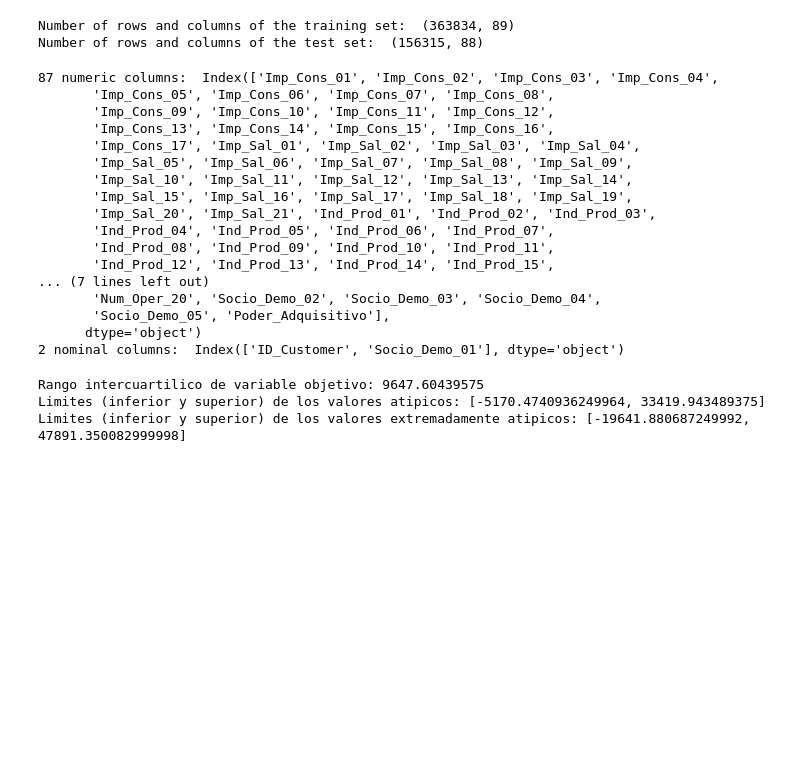
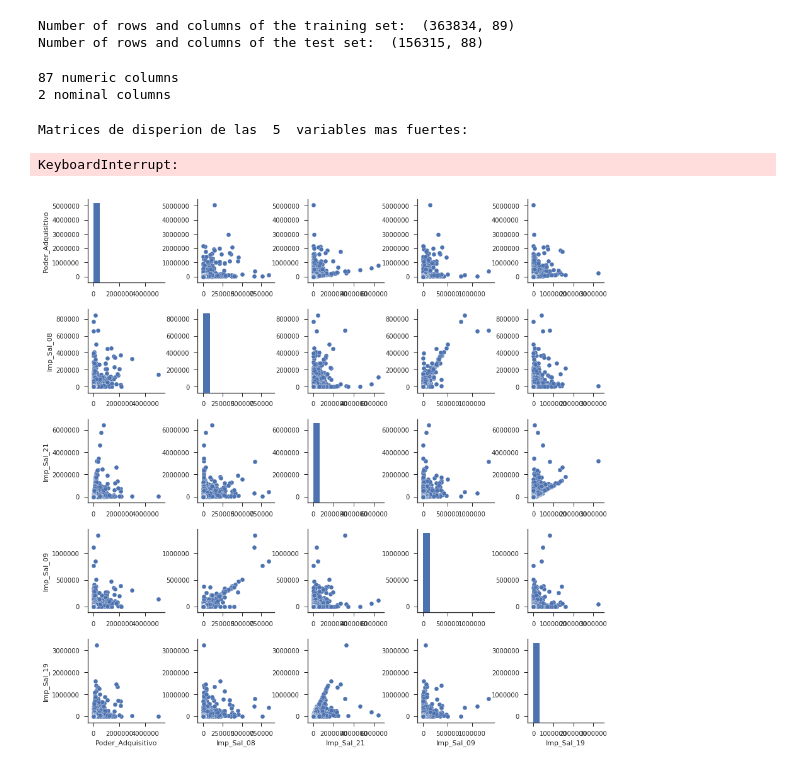
Before and after one commit to ferminlp93/Datathon, a Jupyter notebook: Visualizacion.ipynb, the cells around one changed output. Drawn from its saved outputs; the diff is of its cells as text; code cells hidden in the pictures; blank space fills up the shorter version.

Commit message:
Se incluyen matrices de dispersion y visualizacion de histogramas por bloques

```diff
--- a/Visualizacion.ipynb
+++ b/Visualizacion.ipynb
@@ -39,26 +39,11 @@ Number of rows and columns of the test set:  (156315, 88)
 
 numeric_cols=traindata.select_dtypes(include=[np.number]).columns#select only numerical
 nominal_cols=traindata.select_dtypes(exclude=[np.number]).columns#select only non numerical
-print(numeric_cols.shape[0],'numeric columns: ',numeric_cols)
-print(nominal_cols.shape[0],'nominal columns: ',nominal_cols)
+print(numeric_cols.shape[0],'numeric columns') #: ',numeric_cols)
+print(nominal_cols.shape[0],'nominal columns') #: ',nominal_cols)
 # %% [output]
-87 numeric columns:  Index(['Imp_Cons_01', 'Imp_Cons_02', 'Imp_Cons_03', 'Imp_Cons_04',
-       'Imp_Cons_05', 'Imp_Cons_06', 'Imp_Cons_07', 'Imp_Cons_08',
-       'Imp_Cons_09', 'Imp_Cons_10', 'Imp_Cons_11', 'Imp_Cons_12',
-       'Imp_Cons_13', 'Imp_Cons_14', 'Imp_Cons_15', 'Imp_Cons_16',
-       'Imp_Cons_17', 'Imp_Sal_01', 'Imp_Sal_02', 'Imp_Sal_03', 'Imp_Sal_04',
-       'Imp_Sal_05', 'Imp_Sal_06', 'Imp_Sal_07', 'Imp_Sal_08', 'Imp_Sal_09',
-       'Imp_Sal_10', 'Imp_Sal_11', 'Imp_Sal_12', 'Imp_Sal_13', 'Imp_Sal_14',
-       'Imp_Sal_15', 'Imp_Sal_16', 'Imp_Sal_17', 'Imp_Sal_18', 'Imp_Sal_19',
-       'Imp_Sal_20', 'Imp_Sal_21', 'Ind_Prod_01', 'Ind_Prod_02', 'Ind_Prod_03',
-       'Ind_Prod_04', 'Ind_Prod_05', 'Ind_Prod_06', 'Ind_Prod_07',
-       'Ind_Prod_08', 'Ind_Prod_09', 'Ind_Prod_10', 'Ind_Prod_11',
-       'Ind_Prod_12', 'Ind_Prod_13', 'Ind_Prod_14', 'Ind_Prod_15',
-... (7 lines left out)
-       'Num_Oper_20', 'Socio_Demo_02', 'Socio_Demo_03', 'Socio_Demo_04',
-       'Socio_Demo_05', 'Poder_Adquisitivo'],
-      dtype='object')
-2 nominal columns:  Index(['ID_Customer', 'Socio_Demo_01'], dtype='object')
+87 numeric columns
+2 nominal columns
 # %%
 ###############################################
 # FUNCIONES PARA PREPROCESADO Y VISUALIZACION #
@@ -148,10 +169,12 @@ def mostrar_matriz_correlacion_variables_fuertes(data, variables = 20):
 ##########################
 
 # CONFIGURACION DE DATOS A VISUALIZAR
-visualizar_rangos = 1
+visualizar_rangos = 0
 visualizar_histogramas = 0
 visualizar_diagramas_cajas = 0
 visualizar_matrices_correlacion = 0
+visualizar_matrices_dispersion = 1
+
 
 # GENERACION DE DISTINTOS DATASETS
 traindata_without_outliers = delete_outliers(traindata, traindata['Poder_Adquisitivo'])
@@ -167,35 +190,45 @@ if (visualizar_rangos == 1):
     print ('Limites (inferior y superior) de los valores atipicos:', outliers_limits(traindata['Poder_Adquisitivo']))
     print ('Limites (inferior y superior) de los valores extremadamente atipicos:', extreme_outliers_limits(traindata['Poder_Adquisitivo']))
 
 if (visualizar_histogramas == 1):
     ###############
     # HISTOGRAMAS #
     ###############
 
     mostrar_histograma(traindata['Poder_Adquisitivo'], 100, 'Poder_Adquisitivo Original')
 
     mostrar_histograma(traindata_without_extreme_outliers['Poder_Adquisitivo'], 50, 'Poder_Adquisitivo')
     mostrar_histograma(traindata_without_outliers['Poder_Adquisitivo'], 50, 'Poder_Adquisitivo')
 
 if (visualizar_diagramas_cajas == 1):
     ######################
     # DIAGRAMAS DE CAJAS #
     ######################
 
     mostrar_diagrama_cajas(traindata['Poder_Adquisitivo'])
     mostrar_diagrama_cajas(traindata_without_extreme_outliers['Poder_Adquisitivo'])
     mostrar_diagrama_cajas(traindata_without_outliers['Poder_Adquisitivo'])
 
 if (visualizar_matrices_correlacion == 1):
     #############################
     # MATRICES DE CORRELACIONES #
     #############################
 
     mostrar_matriz_correlacion(traindata[numeric_cols])
 
-    mostrar_matriz_correlacion_fuerte(traindata[numeric_cols])
-    mostrar_matriz_correlacion_variables_fuertes(traindata[numeric_cols])
+    mostrar_matriz_correlacion_fuerte(traindata[numeric_cols], 0.8)
+    mostrar_matriz_correlacion_variables_fuertes(traindata[numeric_cols], 10)
+
+
+if (visualizar_matrices_dispersion == 1):
+    ##########################
+    # MATRICES DE DISPERSION #
+    ##########################
+
+    #mostrar_matriz_dispersion(traindata[numeric_cols])
+    #mostrar_matriz_dispersion_fuerte(traindata[numeric_cols], 0.8)
+    mostrar_matriz_dispersion_variables_fuertes(traindata[numeric_cols], 5)
 # %% [output]
-Rango intercuartilico de variable objetivo: 9647.60439575
-Limites (inferior y superior) de los valores atipicos: [-5170.4740936249964, 33419.943489375]
-Limites (inferior y superior) de los valores extremadamente atipicos: [-19641.880687249992, 47891.350082999998]
+Matrices de disperion de las  5  variables mas fuertes:
+KeyboardInterrupt:
+[figure, added]
```
Also changed, not shown: parts of 2 cells of this notebook.
